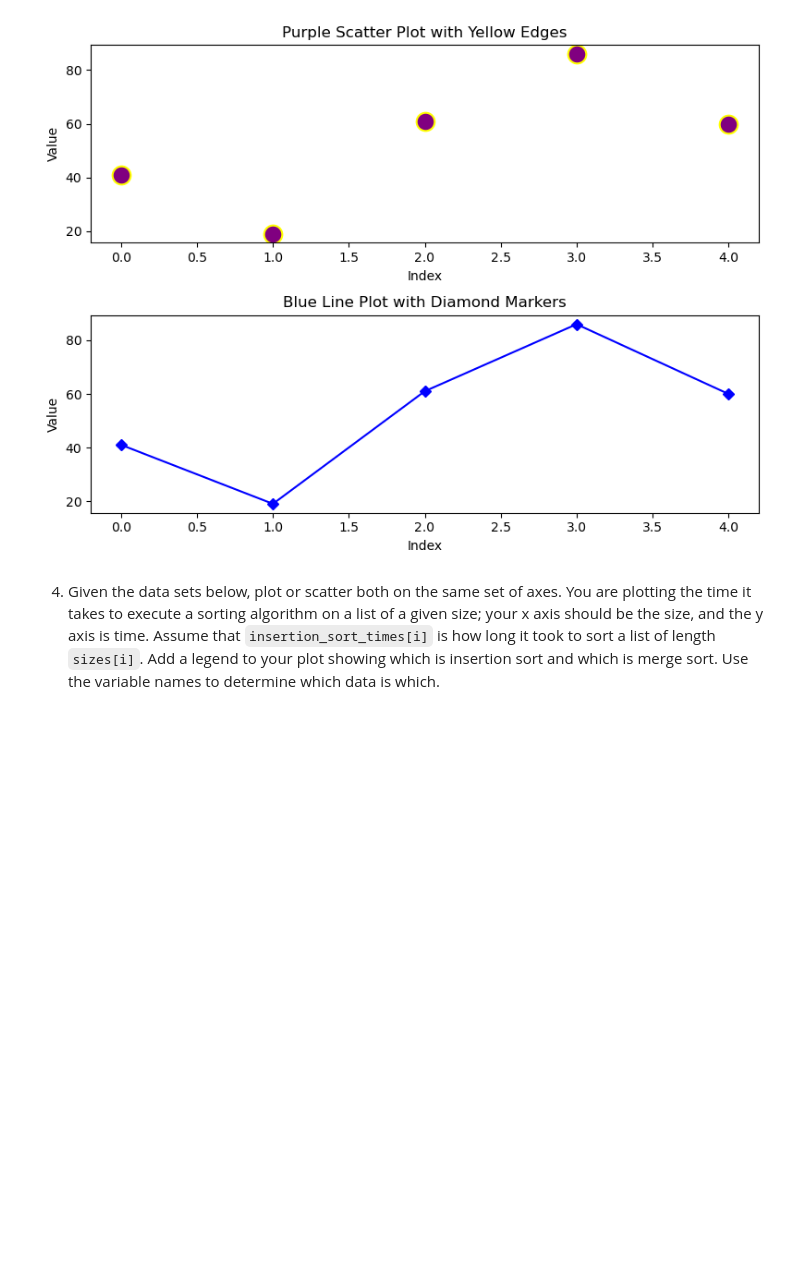
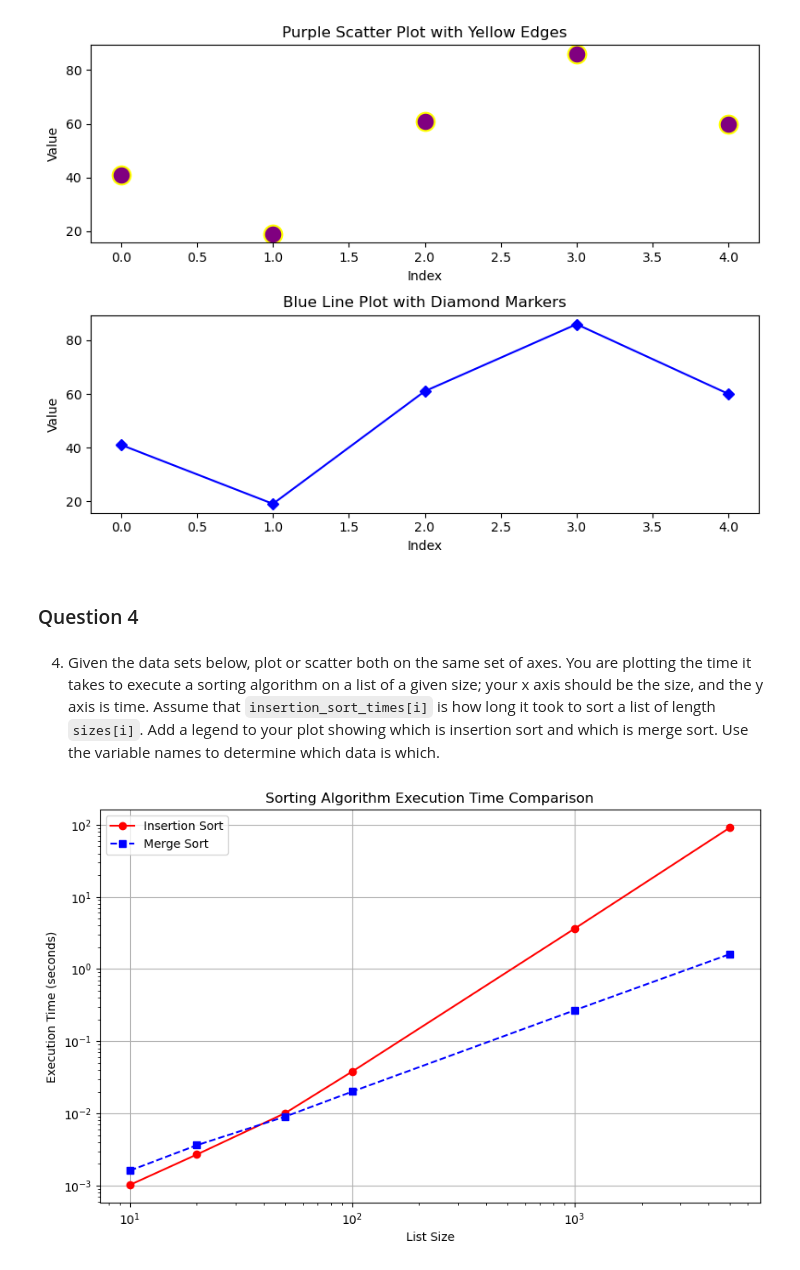
Before and after one commit to dineshgurum8/pyplot_dg, a Jupyter notebook: pyplot.ipynb, the cells around one changed output. Cells and saved outputs as stored; diff of their text form; code cells hidden in the pictures; blank space fills up the shorter version.

Commit message:
Executing Question 4

```diff
--- a/pyplot.ipynb
+++ b/pyplot.ipynb
@@ -117,5 +117,7 @@ plt.tight_layout()
 plt.show()
 # %% [output]
 [figure]
+# %% [markdown]
+### Question 4
 # %% [markdown]
 4. Given the data sets below, plot or scatter both on the same set of axes.  You are plotting the time it takes to execute a sorting algorithm on a list of a given size; your x axis should be the size, and the y axis is time.  Assume that `insertion_sort_times[i]` is how long it took to sort a list of length `sizes[i]`.  Add a legend to your plot showing which is insertion sort and which is merge sort.  Use the variable names to determine which data is which.
@@ -125,0 +124,28 @@ merge_sort_times = [0.00161889999999687, 0.003635600000009731, 0.009065500000005
+# %%
+import matplotlib.pyplot as plt
+
+sizes = [10, 20, 50, 100, 1000, 5000]
+insertion_sort_times = [0.0010252999999999998, 0.0027026999999999954, 0.010147200000000002, 0.0381137, 3.6303399, 91.2180796]
+merge_sort_times = [0.00161889999999687, 0.003635600000009731, 0.0090655000000055, 0.020108000000007564, 0.2687474000000094, 1.6147050999999948]
+
+plt.figure(figsize=(10,6))
+
+# Plot insertion sort times with red circles and solid line
+plt.plot(sizes, insertion_sort_times, 'o-', color='red', label='Insertion Sort')
+
+# Plot merge sort times with blue squares and dashed line
+plt.plot(sizes, merge_sort_times, 's--', color='blue', label='Merge Sort')
+
+plt.xlabel('List Size')
+plt.ylabel('Execution Time (seconds)')
+plt.title('Sorting Algorithm Execution Time Comparison')
+plt.legend()
+plt.grid(True)
+
+# Optional: use logarithmic scale to better visualize data with large range
+plt.xscale('log')
+plt.yscale('log')
+
+plt.show()
+# %% [output]
+[figure, added]
```
Also changed, not shown: parts of 1 cell of this notebook.
